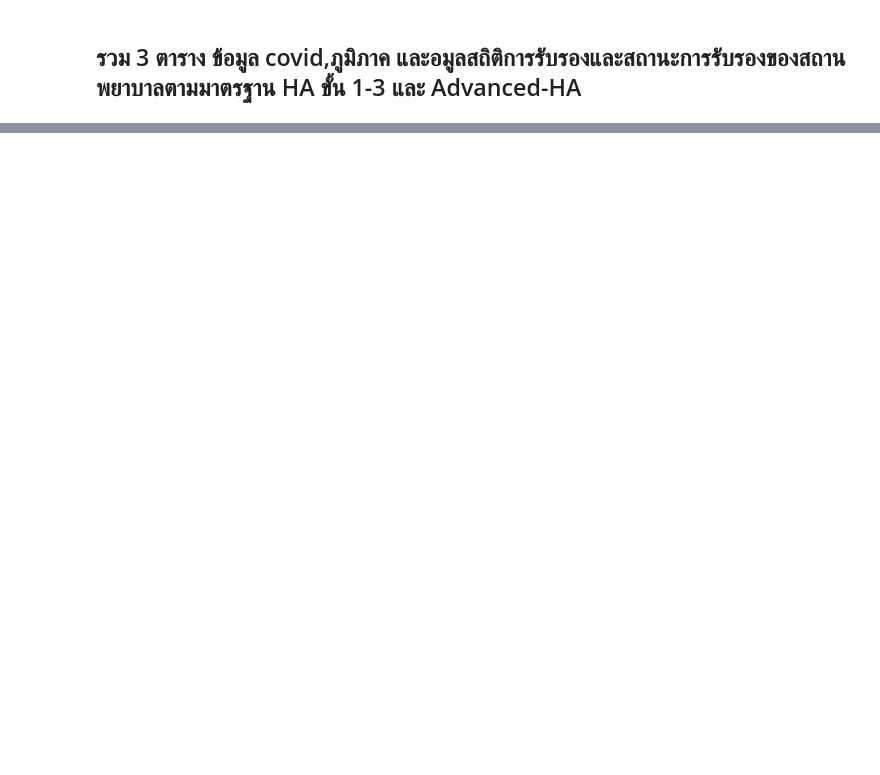
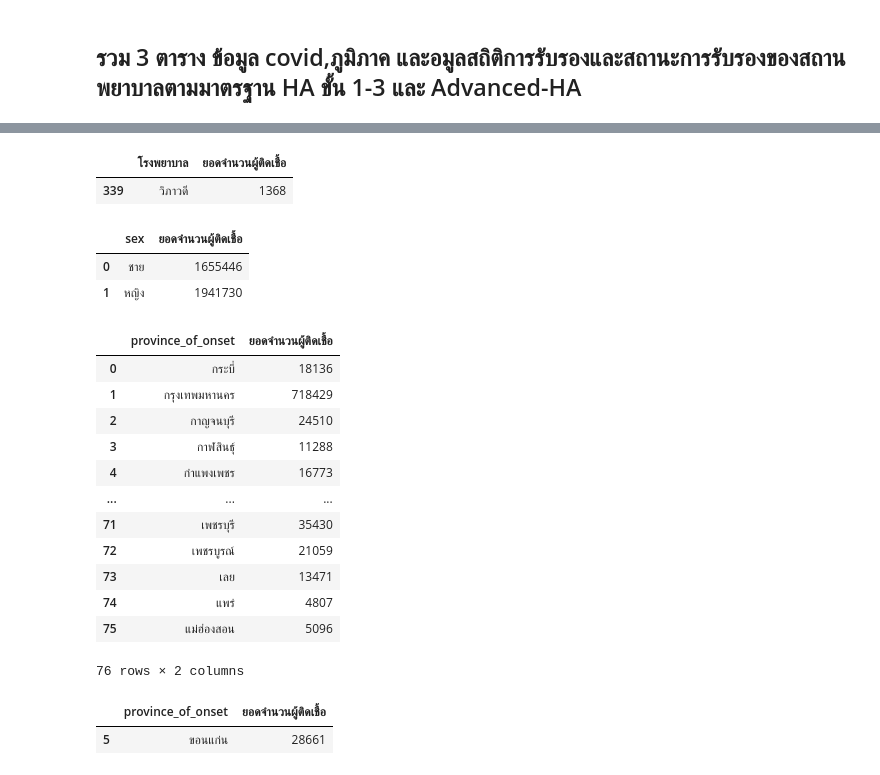
Before and after one commit to Umaporn19/data_viz_2022, a Jupyter notebook: Project_Dataviz.ipynb, the cells around one changed output, grey strips where cells are left out. Drawn from its saved outputs; the diff is of its cells as text; code cells hidden in the pictures; blank space fills up the shorter version.

```diff
--- a/Project_Dataviz.ipynb
+++ b/Project_Dataviz.ipynb
@@ -807,0 +912,36 @@ data_AB
+# %%
+Data_hpt = data_gb[data_gb['โรงพยาบาล']== 'วิภาวดี'] #ลองดูคนติดเชื้อของโรงพยาบาลวิภาวดี
+Data_hpt
+# %% [output]
+|  | โรงพยาบาล | ยอดจำนวนผู้ติดเชื้อ |
+| 339 | วิภาวดี | 1368 |
+# %%
+data_prohos = data_project.groupby('sex').size().reset_index(name='ยอดจำนวนผู้ติดเชื้อ') #ดูข้อมูลจากคำสั่ง group by โดยข้อมูลของเพศว่ามีเพศชายและเพศหญิงติดเชื้อเท่าไหร่ในช่วงระหว่าง วันที่ 12/01/2020 - 18/03/2022
+data_prohos
+# %% [output]
+|  | sex | ยอดจำนวนผู้ติดเชื้อ |
+| 0 | ชาย | 1655446 |
+| 1 | หญิง | 1941730 |
+# %%
+data_pro = data_project.groupby('province_of_onset').size().reset_index(name='ยอดจำนวนผู้ติดเชื้อ') #ดูข้อมูลจากคำสั่ง group by โดยข้อมูลของ province_of_onset วว่าในแต่ละจังหวัดมีผู้ติดเชื้อเท่าไหร่ในช่วงระหว่าง วันที่ 12/01/2020 - 18/03/2022
+data_pro
+# %% [output]
+|  | province_of_onset | ยอดจำนวนผู้ติดเชื้อ |
+| 0 | กระบี่ | 18136 |
+| 1 | กรุงเทพมหานคร | 718429 |
+| 2 | กาญจนบุรี | 24510 |
+| 3 | กาฬสินธุ์ | 11288 |
+| 4 | กำแพงเพชร | 16773 |
+| ... | ... | ... |
+| 71 | เพชรบุรี | 35430 |
+| 72 | เพชรบูรณ์ | 21059 |
+| 73 | เลย | 13471 |
+| 74 | แพร่ | 4807 |
+| 75 | แม่ฮ่องสอน | 5096 |
+76 rows × 2 columns
+# %%
+Data_pv = data_pro[data_pro['province_of_onset']== 'ขอนแก่น'] #ลองดูคนติดเชื้อของจังหวัดขอนแก่น
+Data_pv
+# %% [output]
+|  | province_of_onset | ยอดจำนวนผู้ติดเชื้อ |
+| 5 | ขอนแก่น | 28661 |
```
Also changed, not shown: parts of 23 cells of this notebook.
